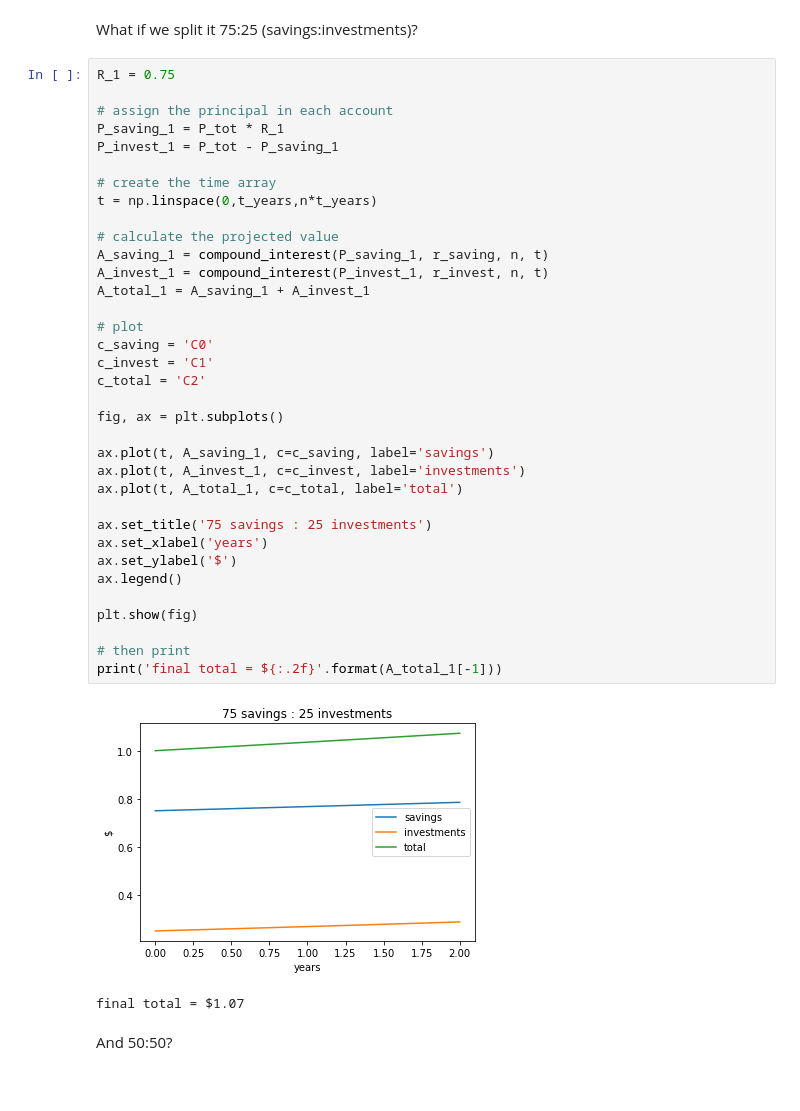
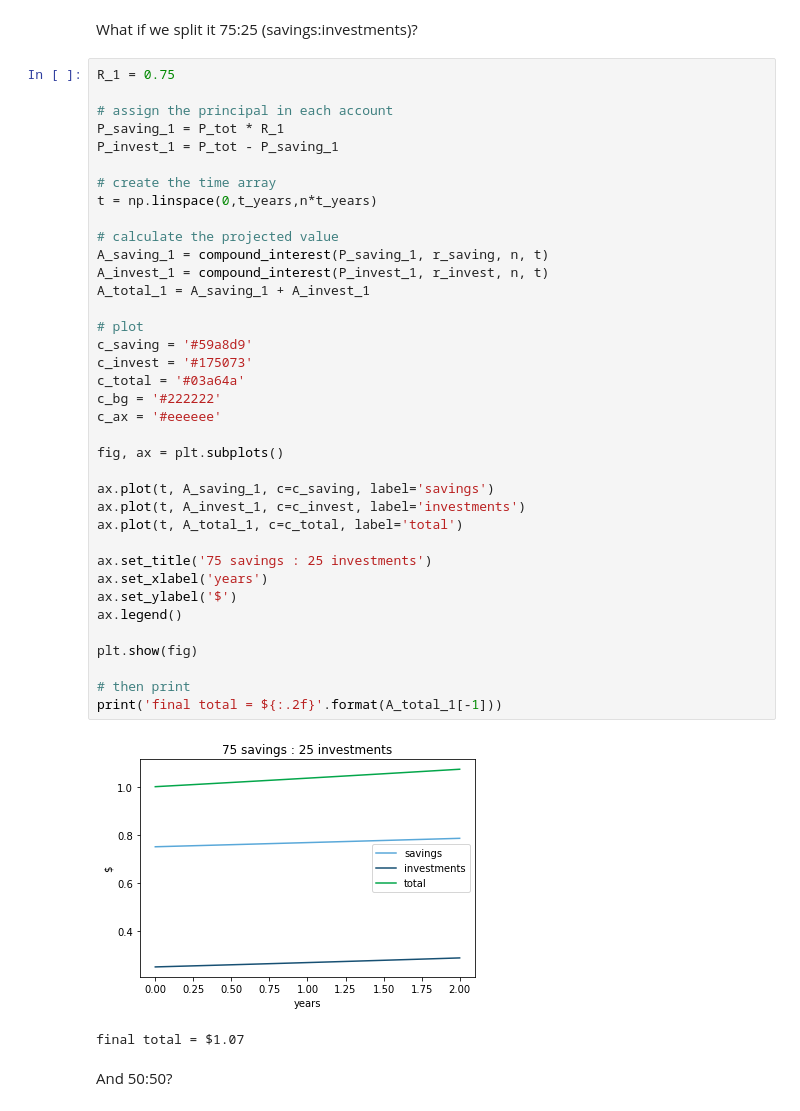
Before and after one commit to yuempark/data-projects, a Jupyter notebook: investment/investment.ipynb, the cells around one changed output. Drawn from its saved outputs; the diff is of its cells as text.

```diff
--- a/investment/investment.ipynb
+++ b/investment/investment.ipynb
@@ -65,37 +69,39 @@ R_1 = 0.75
 # assign the principal in each account
 P_saving_1 = P_tot * R_1
 P_invest_1 = P_tot - P_saving_1
 
 # create the time array
 t = np.linspace(0,t_years,n*t_years)
 
 # calculate the projected value
 A_saving_1 = compound_interest(P_saving_1, r_saving, n, t)
 A_invest_1 = compound_interest(P_invest_1, r_invest, n, t)
 A_total_1 = A_saving_1 + A_invest_1
 
 # plot
-c_saving = 'C0'
-c_invest = 'C1'
-c_total = 'C2'
+c_saving = '#59a8d9'
+c_invest = '#175073'
+c_total = '#03a64a'
+c_bg = '#222222'
+c_ax = '#eeeeee'
 
 fig, ax = plt.subplots()
 
 ax.plot(t, A_saving_1, c=c_saving, label='savings')
 ax.plot(t, A_invest_1, c=c_invest, label='investments')
 ax.plot(t, A_total_1, c=c_total, label='total')
 
 ax.set_title('75 savings : 25 investments')
 ax.set_xlabel('years')
 ax.set_ylabel('$')
 ax.legend()
 
 plt.show(fig)
 
 # then print
 print('final total = ${:.2f}'.format(A_total_1[-1]))
 # %% [output]
-[figure, old version]
+[figure, new version]
 final total = $1.07
 # %% [markdown]
 And 50:50?
```
Also changed, not shown: parts of 4 cells of this notebook.
